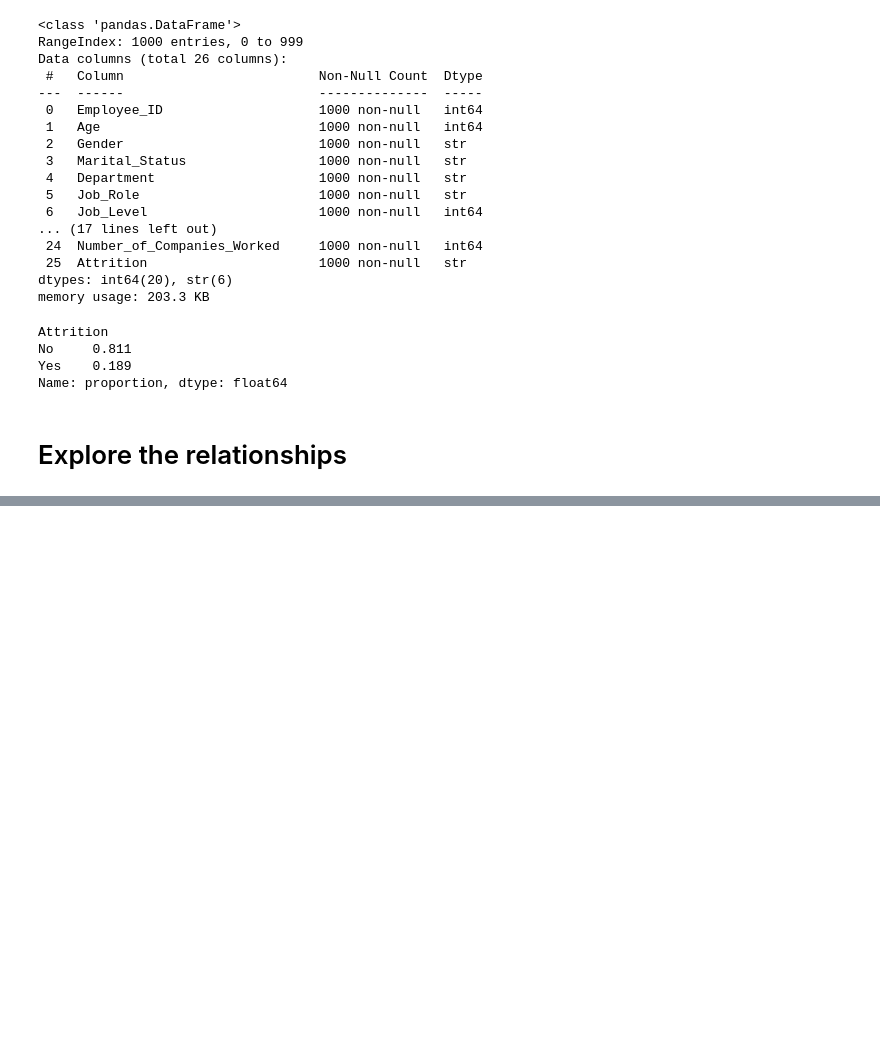
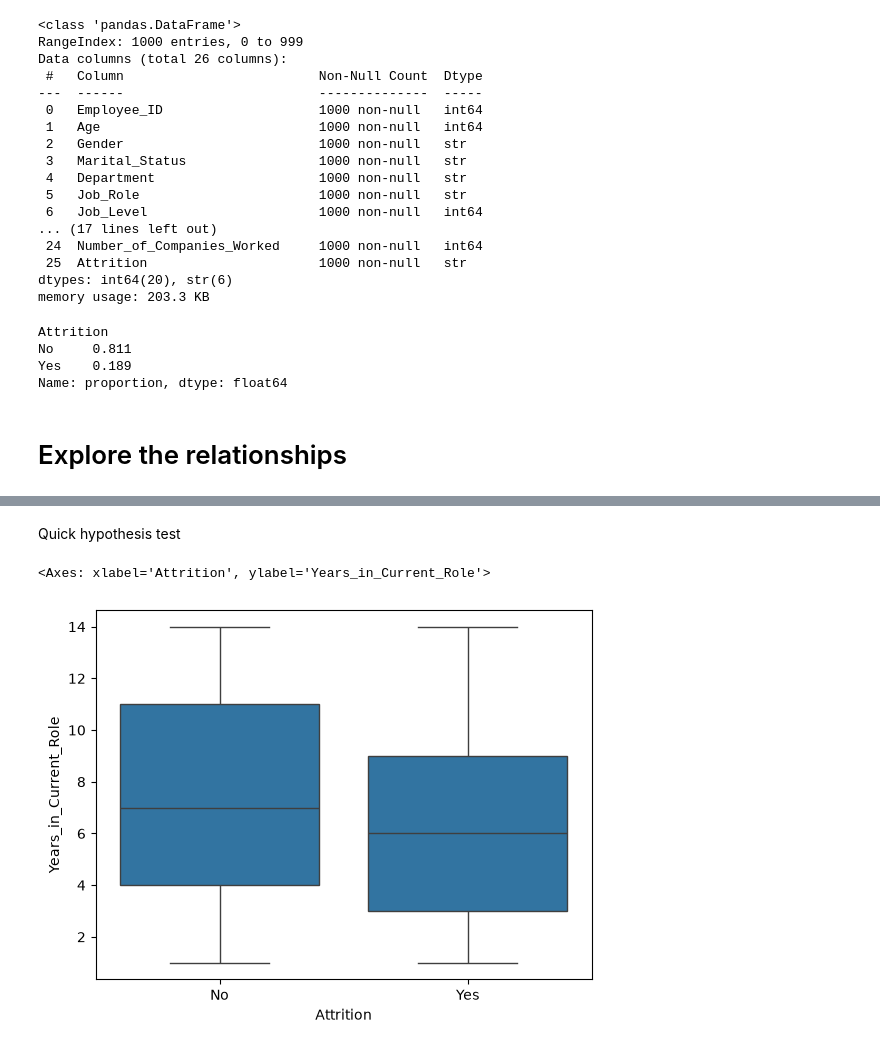
Before and after one commit to cassjk00/hr-attrition-predictor, a Jupyter notebook: main.ipynb, the cells around one changed output, grey strips where cells are left out. Cells and saved outputs as stored; diff of their text form; code cells hidden in the pictures; blank space fills up the shorter version.

```diff
--- a/main.ipynb
+++ b/main.ipynb
@@ -50,0 +90,8 @@ Job level 1 also has least attrition<br>Lower monthly incomes have slightly less
+# %% [markdown]
+Quick hypothesis test
+# %%
+it_df = df[df['Department'] == 'IT']
+sns.boxplot(x='Attrition',y='Years_in_Current_Role',data=it_df)
+# %% [output]
+<Axes: xlabel='Attrition', ylabel='Years_in_Current_Role'>
+[figure, added]
```
Also changed, not shown: parts of 8 cells of this notebook.
